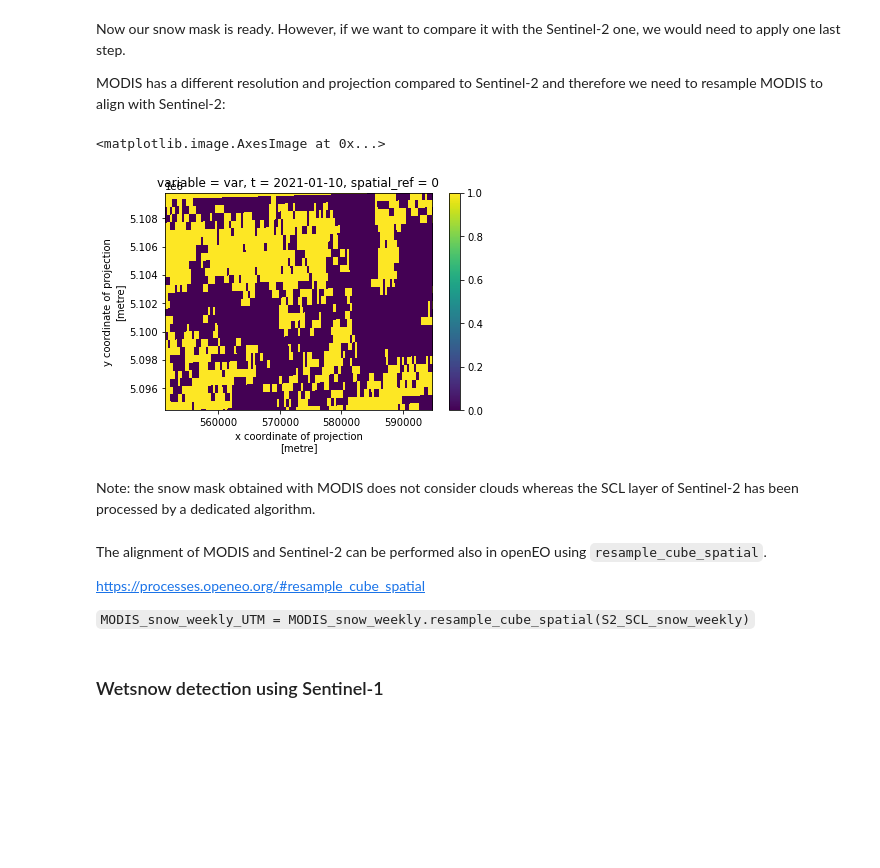
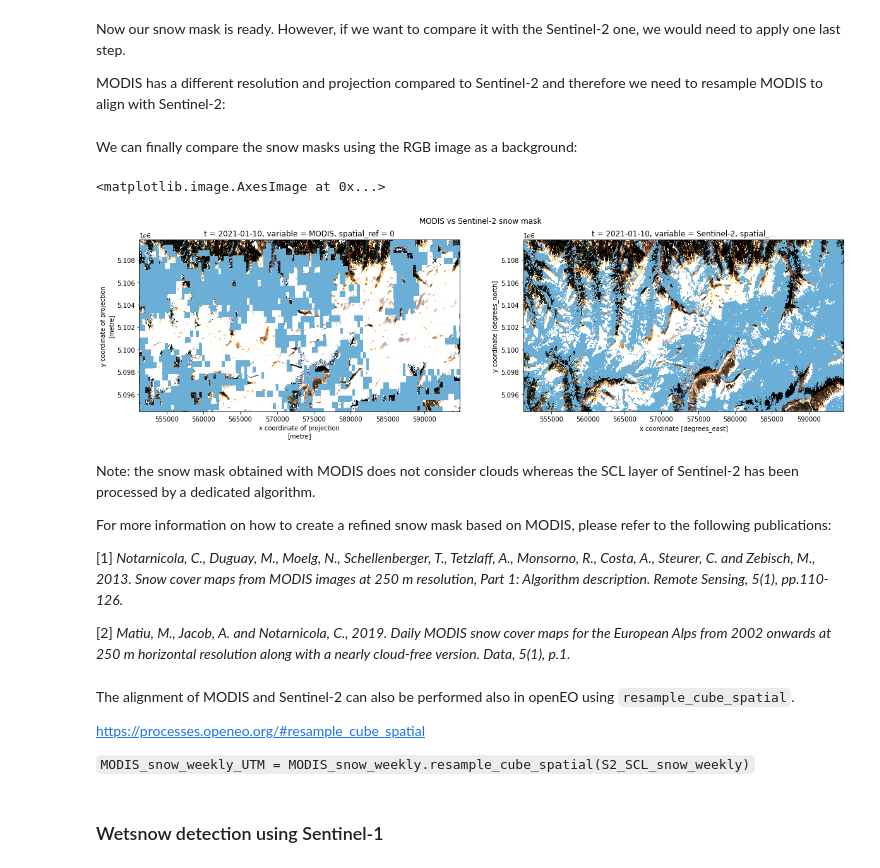
Before and after one commit to openEOPlatform/LPS_presentations, a Jupyter notebook: classrooms/EURAC_advanced_processing/openEO Platform - Advanced data processing - Snow monitoring.ipynb, the cells around one changed output. Saved outputs shown, nothing was run; the diff lists cells and outputs as text; code cells hidden in the pictures; blank space fills up the shorter version.

```diff
--- a/classrooms/EURAC_advanced_processing/openEO Platform - Advanced data processing - Snow monitoring.ipynb
+++ b/classrooms/EURAC_advanced_processing/openEO Platform - Advanced data processing - Snow monitoring.ipynb
@@ -147,16 +145,33 @@ MODIS has a different resolution and projection compared to Sentinel-2 and there
 MODIS_snow_weekly = xr.open_dataset('MODIS_snow_Orobie_Alps.nc')
 MODIS_crs = MODIS_snow_weekly.crs.attrs['crs_wkt']
 MODIS_snow_weekly = MODIS_snow_weekly.drop('crs').to_array().rio.write_crs(4326)[0]
-# %%
-MODIS_snow_weekly_UTM = MODIS_snow_weekly[10].rio.reproject_match(S2_SCL_snow_week)
-MODIS_snow_weekly_UTM.clip(0,1).plot.imshow()
-# %% [output]
-<matplotlib.image.AxesImage at 0x...>
-[figure, removed]
-# %% [markdown]
-Note: the snow mask obtained with MODIS does not consider clouds whereas the SCL layer of Sentinel-2 has been processed by a dedicated algorithm.
+# %% [markdown]
+We can finally compare the snow masks using the RGB image as a background:
+# %%
+fig, ax = plt.subplots(1,2,figsize=(20,5))
+MODIS_snow_weekly_UTM = MODIS_snow_weekly[10].rio.reproject_match(S2_SCL_snow_week)
+MODIS_snow_weekly_UTM['variable'] = 'MODIS'
+S2_SCL_snow_week['variable'] = 'Sentinel-2'
+fig.suptitle('MODIS vs Sentinel-2 snow mask')
+
+S2_BGR.plot.imshow(ax=ax[0])
+MODIS_snow_weekly_UTM.where(MODIS_snow_weekly_UTM==1).plot.imshow(ax=ax[0],cmap='Blues_r',add_colorbar=False)
+
+S2_BGR.plot.imshow(ax=ax[1])
+S2_SCL_snow_week.where(S2_SCL_snow_week==1).plot.imshow(ax=ax[1],cmap='Blues_r',add_colorbar=False)
+# %% [output]
+<matplotlib.image.AxesImage at 0x...>
+[figure, added]
+# %% [markdown]
+Note: the snow mask obtained with MODIS does not consider clouds whereas the SCL layer of Sentinel-2 has been processed by a dedicated algorithm.
+
+For more information on how to create a refined snow mask based on MODIS, please refer to the following publications:
+
+[1] _Notarnicola, C., Duguay, M., Moelg, N., Schellenberger, T., Tetzlaff, A., Monsorno, R., Costa, A., Steurer, C. and Zebisch, M., 2013. Snow cover maps from MODIS images at 250 m resolution, Part 1: Algorithm description. Remote Sensing, 5(1), pp.110-126._
+
+[2] _Matiu, M., Jacob, A. and Notarnicola, C., 2019. Daily MODIS snow cover maps for the European Alps from 2002 onwards at 250 m horizontal resolution along with a nearly cloud-free version. Data, 5(1), p.1._
 # %% [markdown]
-The alignment of MODIS and Sentinel-2 can be performed also in openEO using `resample_cube_spatial`.
+The alignment of MODIS and Sentinel-2 can also be performed also in openEO using `resample_cube_spatial`.
 
 https://processes.openeo.org/#resample_cube_spatial
 
```
Also changed, not shown: parts of 27 cells of this notebook.
